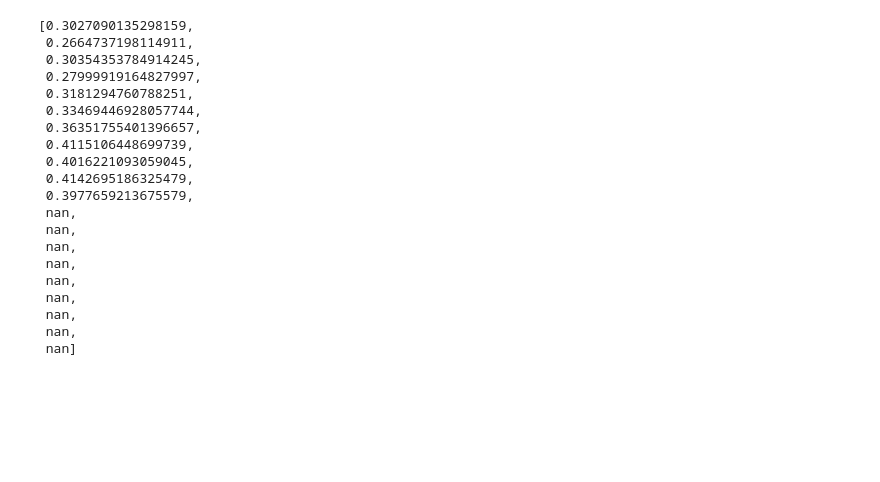
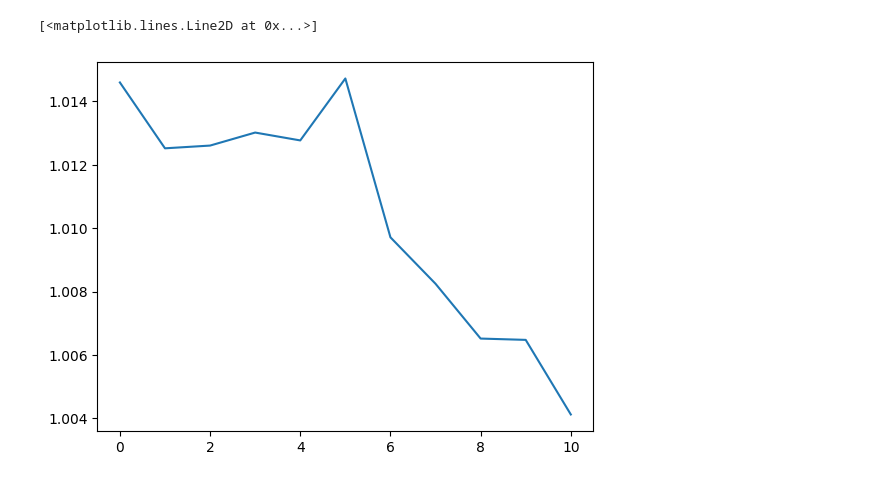
Before and after one commit to PraxedisJRuv/Construcci-n-de-un-portafolio-indexado, a Jupyter notebook: Notebook principal.ipynb, the cells around one changed output. Cells and saved outputs as stored; diff of their text form; code cells hidden in the pictures; blank space fills up the shorter version.

```diff
--- a/Notebook principal.ipynb
+++ b/Notebook principal.ipynb
@@ -182 +242,21 @@ See the caveats in the documentation: https://pandas.pydata.org/pandas-docs/stab
+# %%
+"""
+    Calculo de proporciones por capitalizacion del mercado y por el inverso de la volatilidad.
+"""
+propMark=[]
+propVola=[]
+MC_Total=[]
+Vola_Total=[]
+for i in range(len(semestres_lim)-1):
+    MarketT=sum(marketL[i])
+    VolaT=sum(volaL[i])
+    propMark.append([])
+    propVola.append([])
+    MC_Total.append([])
+    Vola_Total.append([])
+    for j in range(len(empresas)):
+        propVola[i].append((volaL[i][j])/VolaT)
+        propMark[i].append((marketL[i][j])/MarketT)
+        MC_Total[i]=MarketT
+        Vola_Total[i]=VolaT
 # %%
@@ -277,14 +387 @@ C8_8={"Regional SA de CV":31,
-# %%
-Asignacion_market=[]
-Asignacion_vola=[]
-Asignacion_EW=[]
-MarketT=0
-VolaT=0
-#Para 2 clústeres
-for j in range(len(semestres)-1):
-    for nombre, id in C1_2.items():
-        MarketT=marketL[j][id]+MarketT
-        VolaT=volaL[j][id]+VolaT
-    Asignacion_market.append(MarketT/MC_Total[j])
-    Asignacion_vola.append(VolaT/Vola_Total[j])
 # %%
@@ -334,23 +419,14 @@ asignacion_de_accion_representativa(C1_2,len(C1_2),len(empresas))
-# %%
-asignacion_de_accion_representativa(C2_2,len(C2_2),len(empresas))
-# %% [output]
-[0.3027090135298159,
- 0.2664737198114911,
- 0.30354353784914245,
- 0.27999919164827997,
- 0.3181294760788251,
- 0.33469446928057744,
- 0.36351755401396657,
- 0.4115106448699739,
- 0.4016221093059045,
- 0.4142695186325479,
- 0.3977659213675579,
- nan,
- nan,
- nan,
- nan,
- nan,
- nan,
- nan,
- nan,
- nan]
+# %%
+"""
+    Suma de propciones por capitalizacion de mercado del cluster C2 por semestre
+"""
+y = [0]*(len(semestres_lim)-1)
+for cluster in C2:
+    temp = asignacionMarket(cluster)
+    for i in range(len(temp)):
+        y[i] += temp[i]
+
+plt.plot(range(len(semestres_lim)-1),y, label='C1_2 Market Cap')
+# %% [output]
+[<matplotlib.lines.Line2D at 0x...>]
+[figure, added]
```
Also changed, not shown: parts of 19 cells of this notebook, 1 other file.
